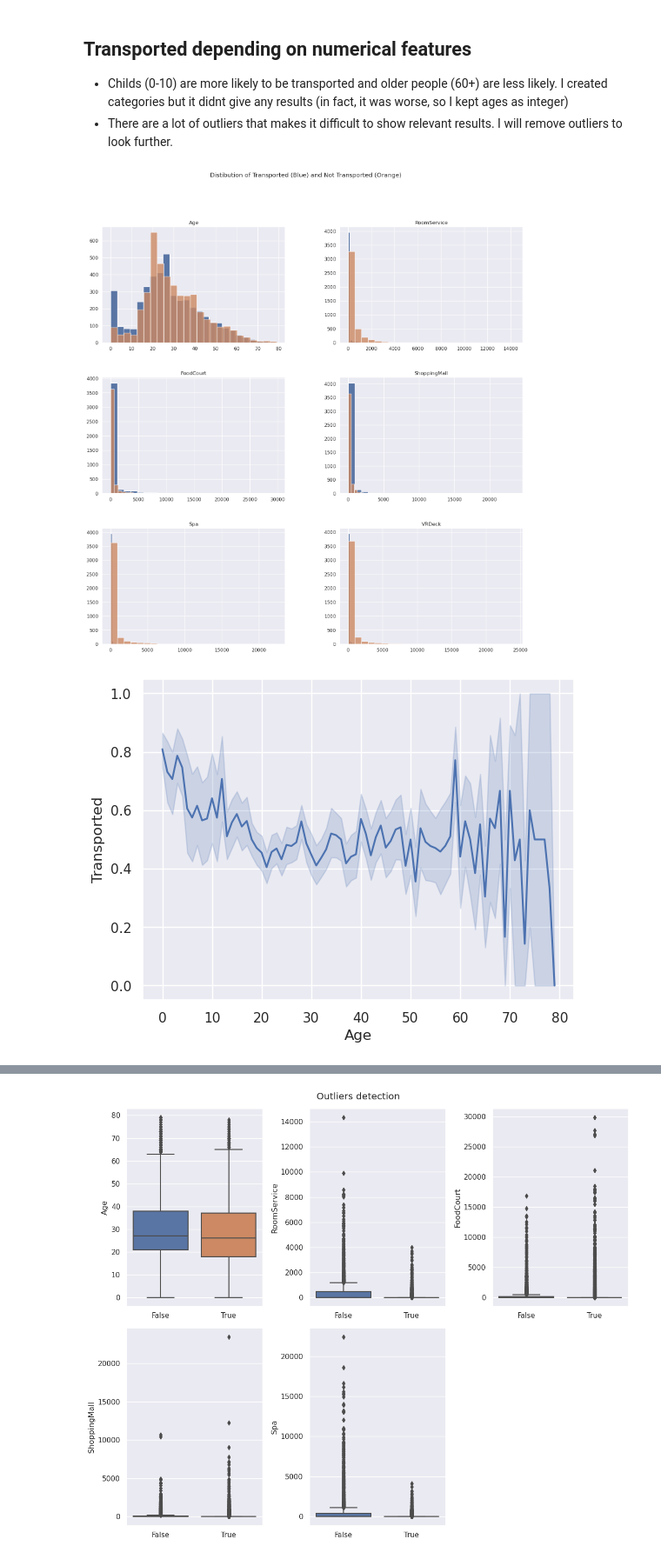
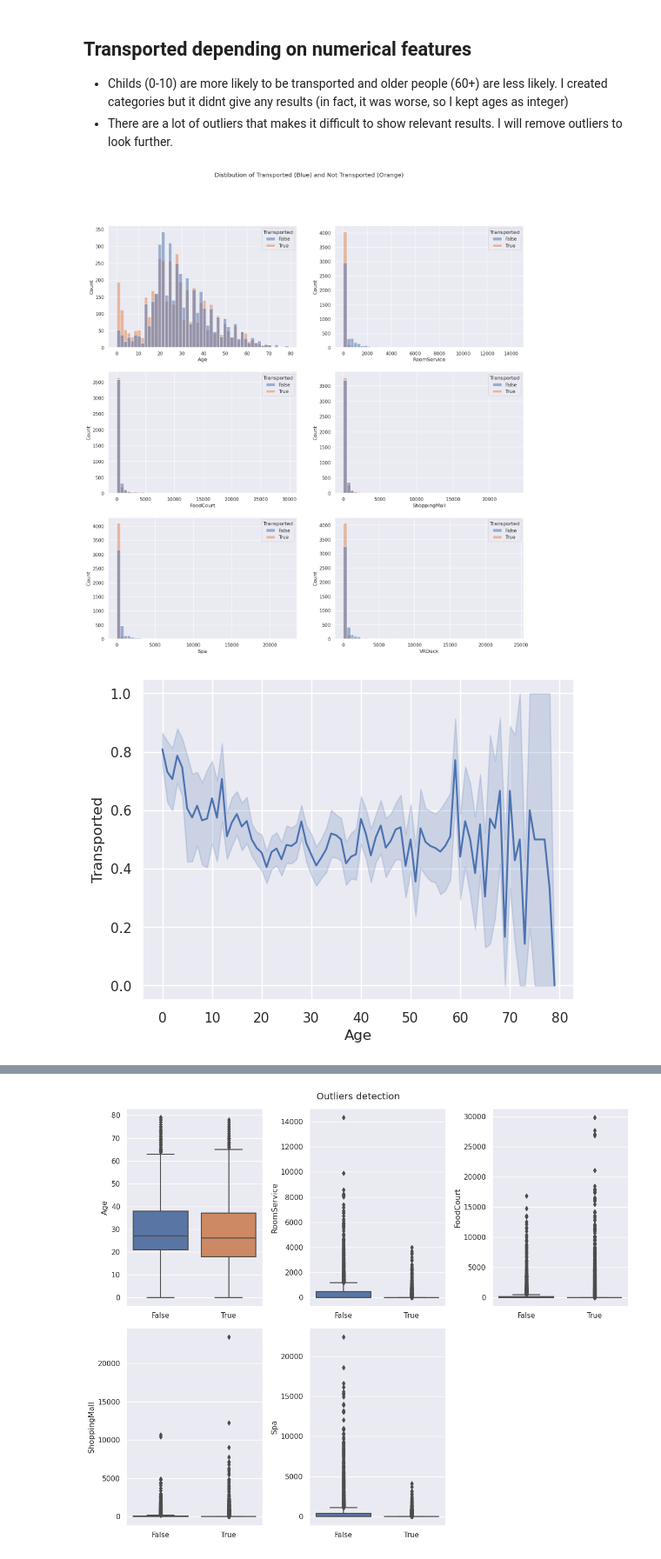
Before and after one commit to ValeryBonneau/space-titanic, a Jupyter notebook: spaceship-titanic.ipynb, the cells around one changed output, grey strips where cells are left out. Shown at 87% size. Cells and saved outputs as stored; diff of their text form; code cells hidden in the pictures.

```diff
--- a/spaceship-titanic.ipynb
+++ b/spaceship-titanic.ipynb
@@ -127,6 +137,12 @@ df_train.describe().T
 | ShoppingMall | 8485.0 | 173.729169 | 604.696458 | 0.0 | 0.0 | 0.0 | 27.0 | 23492.0 |
 | Spa | 8510.0 | 311.138778 | 1136.705535 | 0.0 | 0.0 | 0.0 | 59.0 | 22408.0 |
 | VRDeck | 8505.0 | 304.854791 | 1145.717189 | 0.0 | 0.0 | 0.0 | 46.0 | 24133.0 |
+# %%
+df_train['VIP'] = df_train['VIP'].astype(bool)
+df_test['VIP'] = df_test['VIP'].astype(bool)
+
+df_train['CryoSleep'] = df_train['CryoSleep'].astype(bool)
+df_test['CryoSleep'] = df_test['CryoSleep'].astype(bool)
 # %% [markdown]
 **Duplicates and Missing Values**
 # %%
@@ -171,16 +187,15 @@ feat_cat = ['PassengerId', 'HomePlanet', 'CryoSleep', 'Cabin', 'Destination', 'V
 # %%
 _, axes = plt.subplots(nrows=3, ncols=2, figsize=(18,18))
 plt.suptitle('Distibution of Transported (Blue) and Not Transported (Orange)')
-passengers.loc[passengers['Transported'] == True].hist(bins = 25, figsize = (12, 12), ax=axes, label='Transported', color='#5975a4')
-passengers.loc[passengers['Transported'] == False].hist(bins = 25, figsize = (12, 12), ax=axes, alpha=0.8, label='Not Transported', color='#cc8963')
-plt.show()
+for ax, feat in zip(axes.ravel(), feat_num):
+    sns.histplot(data=passengers, x=feat, hue='Transported', bins=50, ax=ax)
 # %% [output]
-[figure, old version]
+[figure, new version]
 # %%
-sns.lineplot(data=df_train,
+sns.lineplot(data=passengers,
               x='Age',
               y='Transported')
 plt.show()
 # %% [output]
-[figure, old version]
+[figure, new version]
 # %% [markdown]
```
Also changed, not shown: parts of 85 cells of this notebook.
